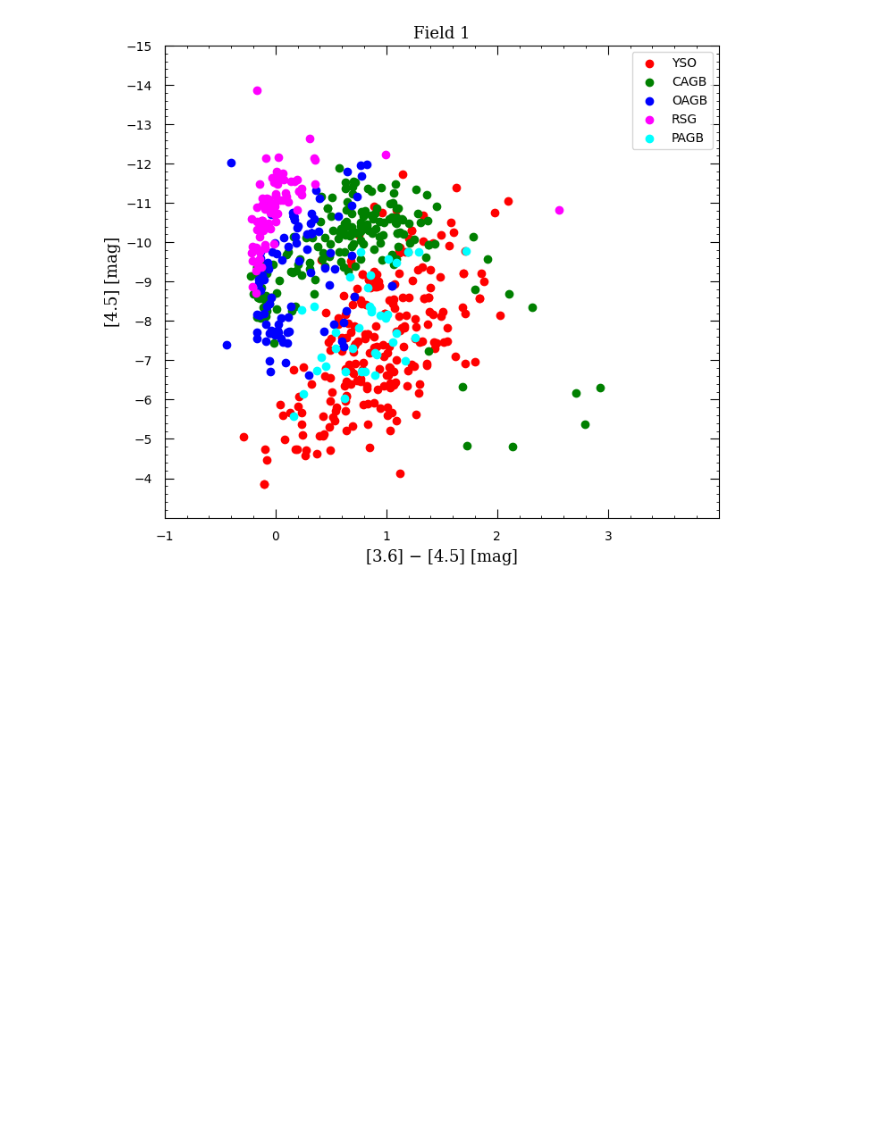
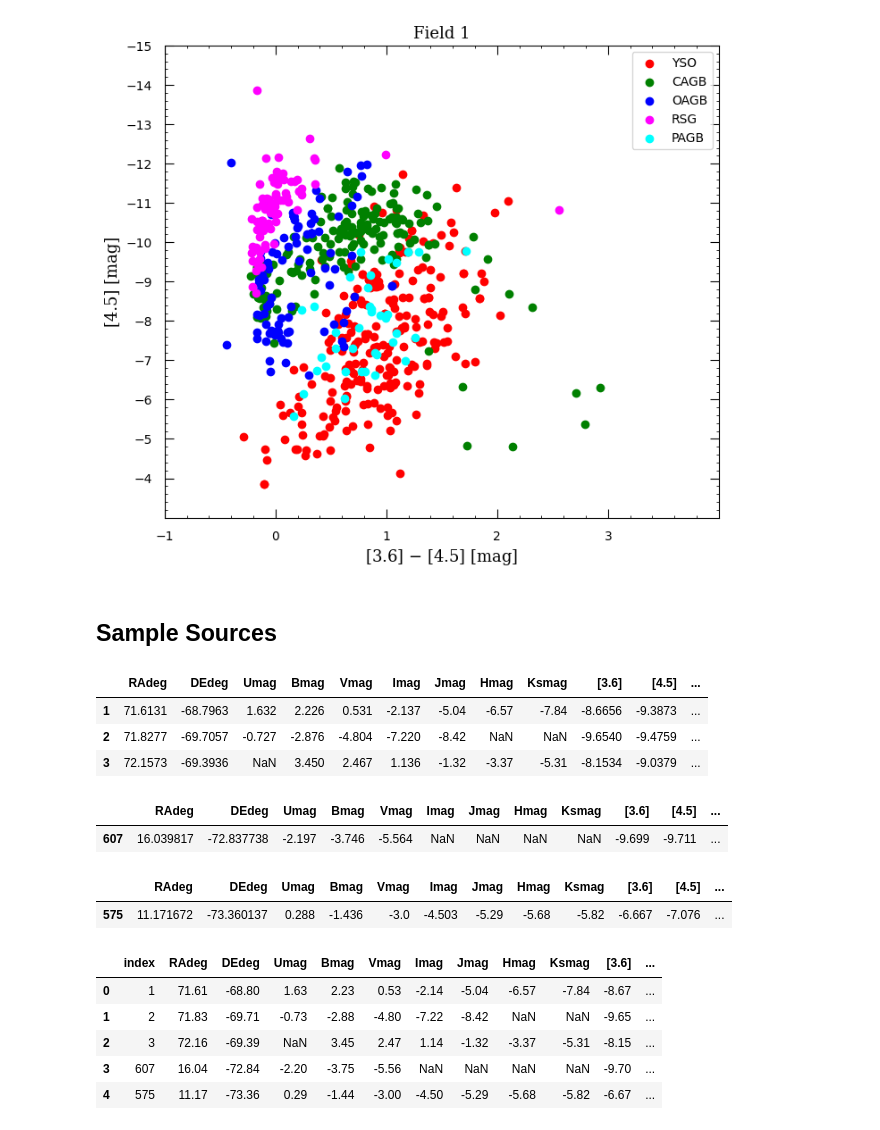
Before and after one commit to Mahdi-Abdollahii/Dusty-Stellar-Sources-Classification, a Jupyter notebook: Data_Visualization.ipynb, the cells around one changed output. Saved outputs shown, nothing was run; the diff lists cells and outputs as text; code cells hidden in the pictures; blank space fills up the shorter version.

```diff
--- a/Data_Visualization.ipynb
+++ b/Data_Visualization.ipynb
@@ -418,3 +419,5 @@ plt.legend(loc='upper right')
 plt.savefig('CMD_35.jpeg', bbox_inches='tight', dpi = 400)
 # %% [output]
 [figure]
+# %% [markdown]
+## Sample Sources
@@ -420,0 +426,36 @@ plt.savefig('CMD_35.jpeg', bbox_inches='tight', dpi = 400)
+# %%
+df1 = df[1:4]
+df1
+# %% [output]
+|  | RAdeg | DEdeg | Umag | Bmag | Vmag | Imag | Jmag | Hmag | Ksmag | [3.6] | [4.5] | ... |
+| 1 | 71.6131 | -68.7963 | 1.632 | 2.226 | 0.531 | -2.137 | -5.04 | -6.57 | -7.84 | -8.6656 | -9.3873 | ... |
+| 2 | 71.8277 | -69.7057 | -0.727 | -2.876 | -4.804 | -7.220 | -8.42 | NaN | NaN | -9.6540 | -9.4759 | ... |
+| 3 | 72.1573 | -69.3936 | NaN | 3.450 | 2.467 | 1.136 | -1.32 | -3.37 | -5.31 | -8.1534 | -9.0379 | ... |
+# %%
+df2 = df[607:]
+df2
+# %% [output]
+|  | RAdeg | DEdeg | Umag | Bmag | Vmag | Imag | Jmag | Hmag | Ksmag | [3.6] | [4.5] | ... |
+| 607 | 16.039817 | -72.837738 | -2.197 | -3.746 | -5.564 | NaN | NaN | NaN | NaN | -9.699 | -9.711 | ... |
+# %%
+df3 = df[575:576]
+df3
+# %% [output]
+|  | RAdeg | DEdeg | Umag | Bmag | Vmag | Imag | Jmag | Hmag | Ksmag | [3.6] | [4.5] | ... |
+| 575 | 11.171672 | -73.360137 | 0.288 | -1.436 | -3.0 | -4.503 | -5.29 | -5.68 | -5.82 | -6.667 | -7.076 | ... |
+# %%
+frames = [df1, df2, df3]
+result = pd.concat(frames)
+# %%
+result= result.round(2)
+# %%
+result = result.reset_index()
+# %%
+result
+# %% [output]
+|  | index | RAdeg | DEdeg | Umag | Bmag | Vmag | Imag | Jmag | Hmag | Ksmag | [3.6] | ... |
+| 0 | 1 | 71.61 | -68.80 | 1.63 | 2.23 | 0.53 | -2.14 | -5.04 | -6.57 | -7.84 | -8.67 | ... |
+| 1 | 2 | 71.83 | -69.71 | -0.73 | -2.88 | -4.80 | -7.22 | -8.42 | NaN | NaN | -9.65 | ... |
+| 2 | 3 | 72.16 | -69.39 | NaN | 3.45 | 2.47 | 1.14 | -1.32 | -3.37 | -5.31 | -8.15 | ... |
+| 3 | 607 | 16.04 | -72.84 | -2.20 | -3.75 | -5.56 | NaN | NaN | NaN | NaN | -9.70 | ... |
+| 4 | 575 | 11.17 | -73.36 | 0.29 | -1.44 | -3.00 | -4.50 | -5.29 | -5.68 | -5.82 | -6.67 | ... |
```
Also changed, not shown: parts of 3 cells of this notebook.
